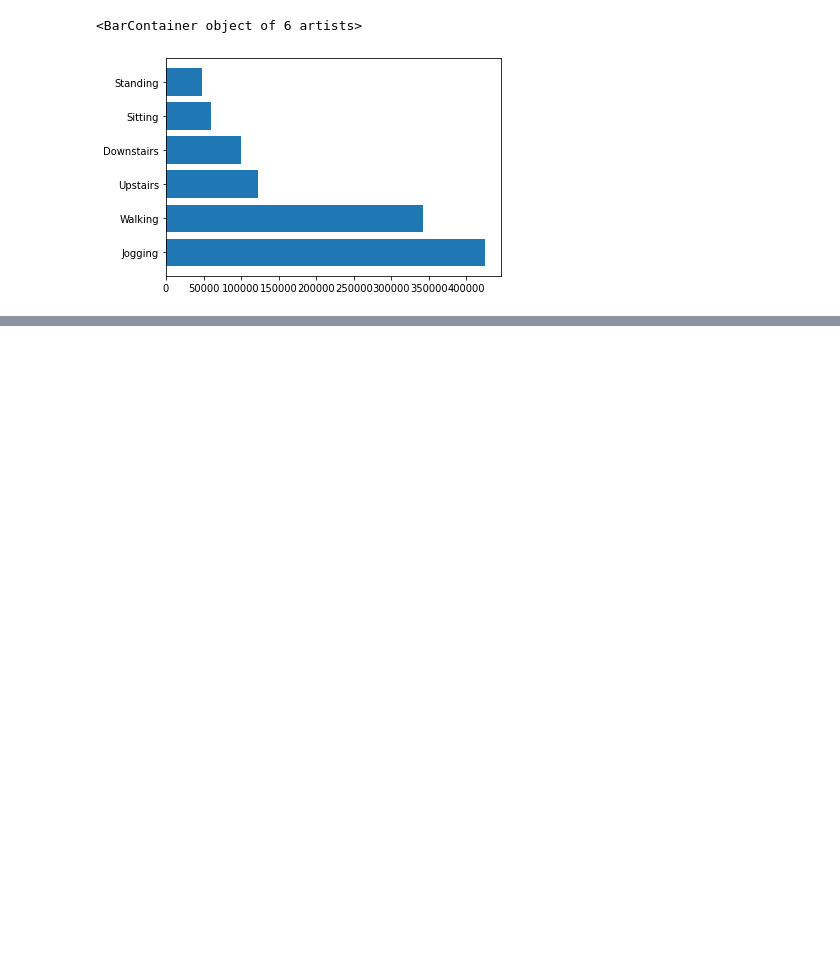
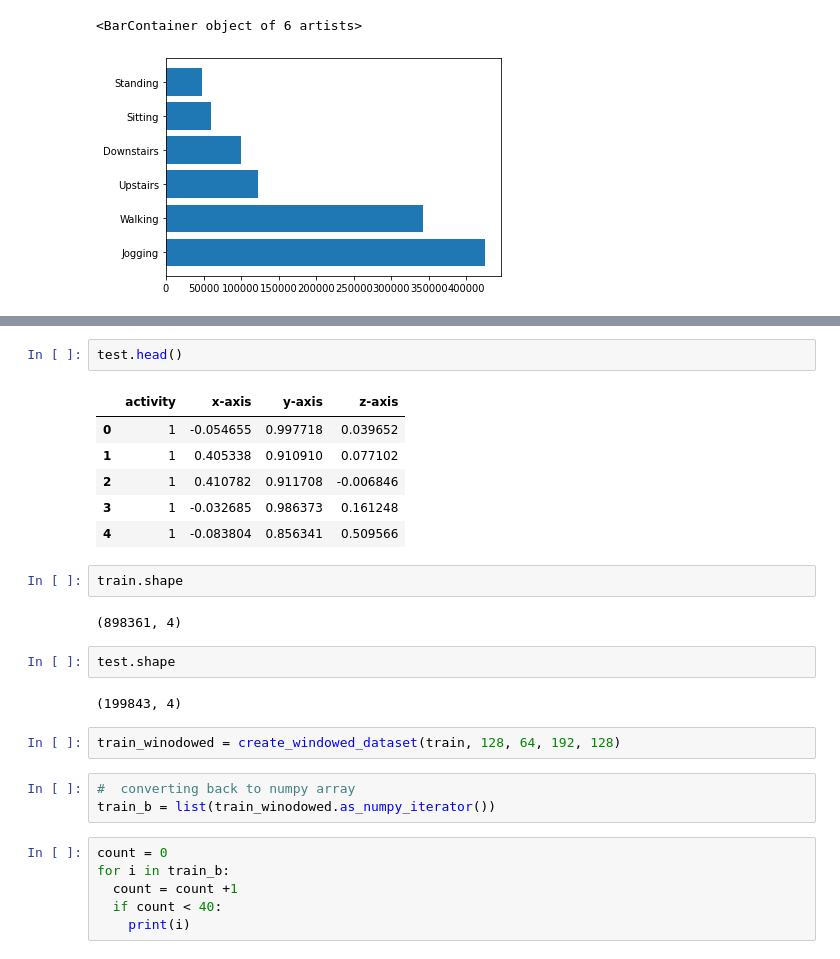
Before and after one commit to AkhilVinayakp/HAR_LSTM_CNN, a Jupyter notebook: lstm_cnn_mj_al.ipynb, the cells around one changed output, grey strips where cells are left out. Drawn from its saved outputs; the diff is of its cells as text; blank space fills up the shorter version.

```diff
--- a/lstm_cnn_mj_al.ipynb
+++ b/lstm_cnn_mj_al.ipynb
@@ -305,0 +317,28 @@ plt.barh(df['activity'].unique(),df['activity'].value_counts())
+# %%
+test.head()
+# %% [output]
+|  | activity | x-axis | y-axis | z-axis |
+| 0 | 1 | -0.054655 | 0.997718 | 0.039652 |
+| 1 | 1 | 0.405338 | 0.910910 | 0.077102 |
+| 2 | 1 | 0.410782 | 0.911708 | -0.006846 |
+| 3 | 1 | -0.032685 | 0.986373 | 0.161248 |
+| 4 | 1 | -0.083804 | 0.856341 | 0.509566 |
+# %%
+train.shape
+# %% [output]
+(898361, 4)
+# %%
+test.shape
+# %% [output]
+(199843, 4)
+# %%
+train_winodowed = create_windowed_dataset(train, 128, 64, 192, 128)
+# %%
+#  converting back to numpy array
+train_b = list(train_winodowed.as_numpy_iterator())
+# %%
+count = 0
+for i in train_b:
+  count = count +1
+  if count < 40:
+    print(i)
```
Also changed, not shown: parts of 23 cells of this notebook.
